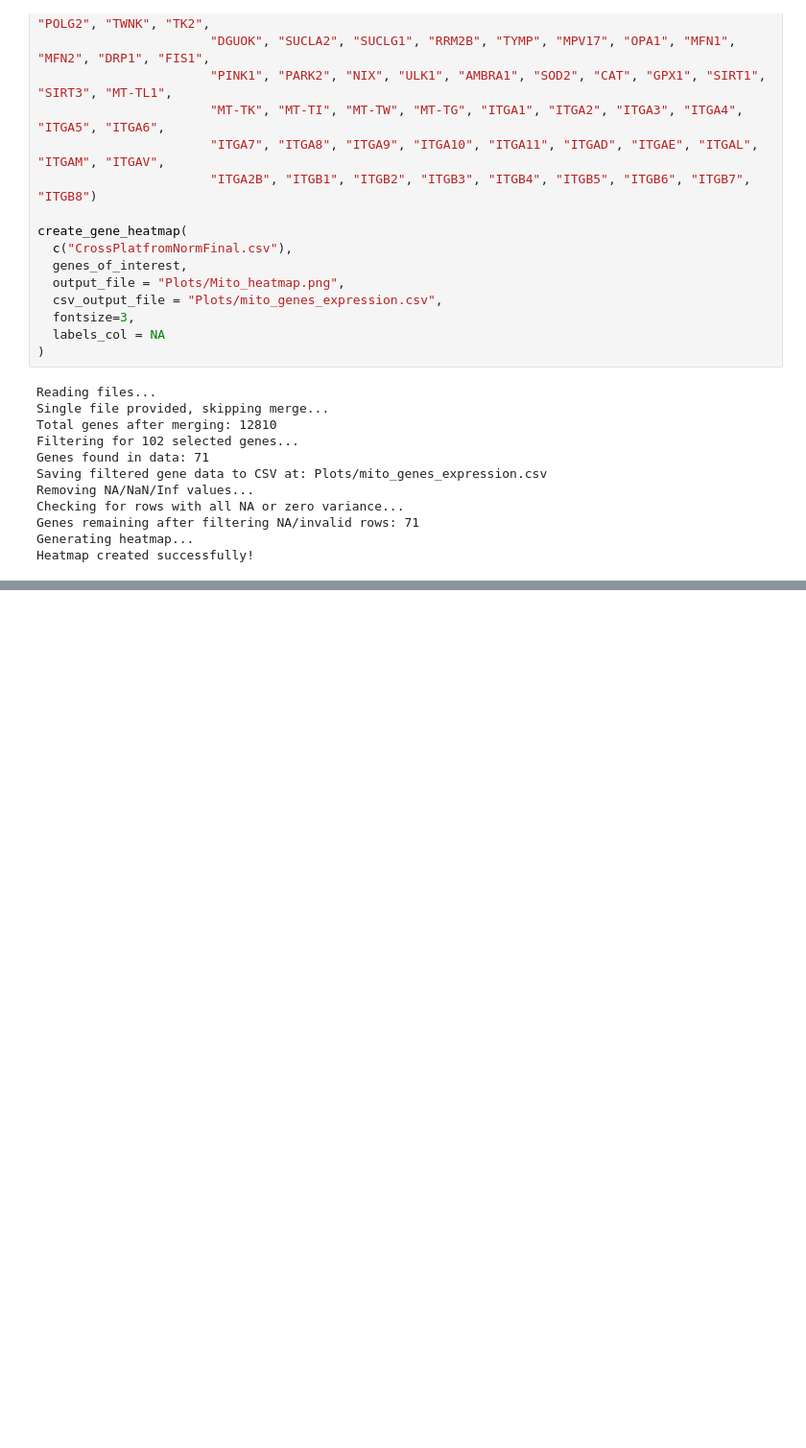
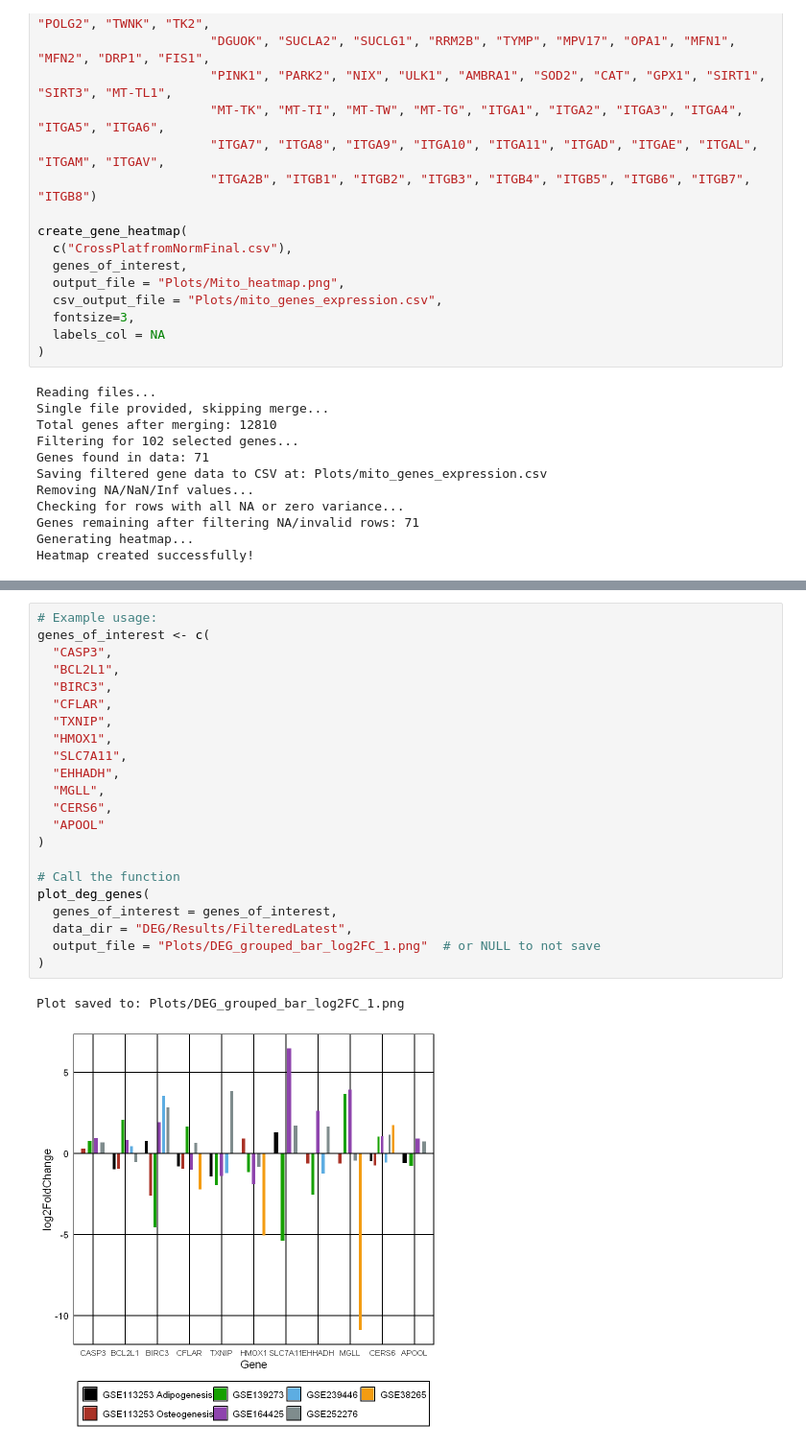
Before and after one commit to rukna40/iPSC, a Jupyter notebook: plots.ipynb, the cells around one changed output, grey strips where cells are left out. Shown: that part at 96% size. Drawn from its saved outputs; the diff is of its cells as text; blank space fills up the shorter version.

Commit message:
plots

```diff
--- a/plots.ipynb
+++ b/plots.ipynb
@@ -150,0 +304,25 @@ Heatmap created successfully!
+# %%
+# Example usage:
+genes_of_interest <- c(
+  "CASP3",
+  "BCL2L1",
+  "BIRC3",
+  "CFLAR",
+  "TXNIP",
+  "HMOX1",
+  "SLC7A11",
+  "EHHADH",
+  "MGLL",
+  "CERS6",
+  "APOOL"
+)
+
+# Call the function
+plot_deg_genes(
+  genes_of_interest = genes_of_interest,
+  data_dir = "DEG/Results/FilteredLatest",
+  output_file = "Plots/DEG_grouped_bar_log2FC_1.png"  # or NULL to not save
+)
+# %% [output]
+Plot saved to: Plots/DEG_grouped_bar_log2FC_1.png
+[figure, added]
```
Also changed, not shown: parts of 3 cells of this notebook, 57 other files.
